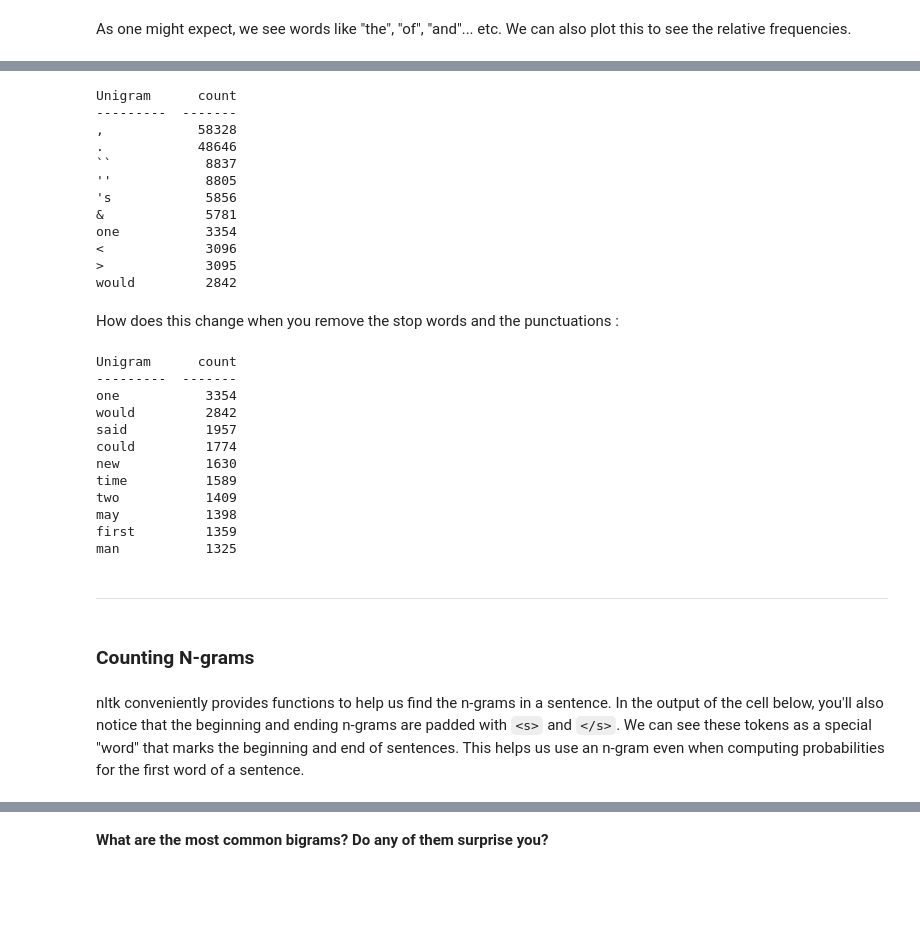
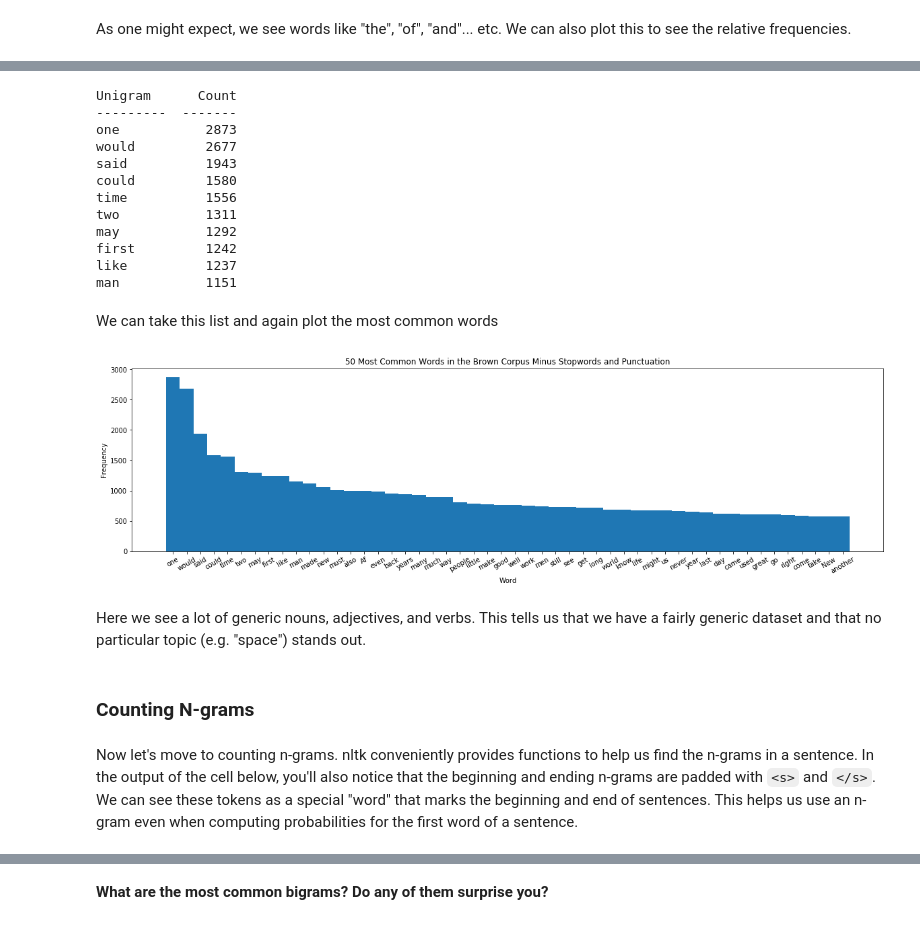
Before and after one commit to AditiKhullar/PyData-NLP, a Jupyter notebook: Langage Model Tutorial.ipynb, the cells around one changed output, grey strips where cells are left out. Cells and saved outputs as stored; diff of their text form; code cells hidden in the pictures; blank space fills up the shorter version.

Commit message:
notebook: cleanup; add other datasets; add perplexity

```diff
--- a/Langage Model Tutorial.ipynb
+++ b/Langage Model Tutorial.ipynb
@@ -232,56 +182,48 @@ How does this change when you remove the stop words :
 # %%
-from nltk.corpus import stopwords
-stop_words = set(stopwords.words('english'))
-
 word_counter = Counter()
 for sentence in tokenized_sentences:
     for word in sentence:
-        if word not in stop_words:
+        if word.lower() not in nltk_stopwords and word.isalpha():
             word_counter[word] += 1
-print(tabulate([[item[0],item[1]] for item in word_counter.most_common(n=10)], headers = ['Unigram', 'count']))
+pretty_print_tuples(word_counter.most_common(n=10), ['Unigram', 'Count'])
 # %% [output]
-Unigram      count
+Unigram      Count
 ---------  -------
-,            58328
-.            48646
-``            8837
-''            8805
-'s            5856
-&             5781
-one           3354
-<             3096
->             3095
-would         2842
+one           2873
+would         2677
+said          1943
+could         1580
+time          1556
+two           1311
+may           1292
+first         1242
+like          1237
+man           1151
-# %% [markdown]
-How does this change when you remove the stop words and the punctuations :
-# %%
-from nltk.corpus import stopwords
-stop_words = set(stopwords.words('english'))
-
-word_counter = Counter()
-for sentence in tokenized_sentences:
-    for word in sentence:
-        if word not in stop_words and word.isalpha():
-            word_counter[word] += 1
-print(tabulate([[item[0],item[1]] for item in word_counter.most_common(n=10)], headers = ['Unigram', 'count']))
-# %% [output]
-Unigram      count
----------  -------
-one           3354
-would         2842
-said          1957
-could         1774
-new           1630
-time          1589
-two           1409
-may           1398
-first         1359
-man           1325
-# %% [markdown]
----
+# %% [markdown]
+We can take this list and again plot the most common words
+# %%
+# gather the data
+most_common_words = word_counter.most_common(n=50)
+indexes = np.arange(len(most_common_words))
+labels = [l for l,v in most_common_words]
+values = [v for l,v in most_common_words]
+
+# create the plot
+width = 1
+plt.rcParams['figure.figsize'] = [20, 5]
+plt.bar(indexes, values, width)
+plt.xticks(indexes, labels, rotation=30)
+plt.title('50 Most Common Words in the Brown Corpus Minus Stopwords and Punctuation')
+plt.xlabel('Word')
+plt.ylabel('Frequency')
+plt.show()
+# %% [output]
+[figure, added]
+# %% [markdown]
+Here we see a lot of generic nouns, adjectives, and verbs. This tells us that we have a fairly generic dataset and that no particular topic (e.g. "space") stands out.
 # %% [markdown]
 ### Counting N-grams
 # %% [markdown]
-nltk conveniently provides functions to help us find the n-grams in a sentence. In the output of the cell below, you'll also notice that the beginning and ending n-grams are padded with ``<s>`` and ``</s>``. We can see these tokens as a special "word" that marks the beginning and end of sentences. This helps us use an n-gram even when computing probabilities for the first word of a sentence.
+Now let's move to counting n-grams. nltk conveniently provides functions to help us find the n-grams in a sentence. In the output of the cell below, you'll also notice that the beginning and ending n-grams are padded with ``<s>`` and ``</s>``. We can see these tokens as a special "word" that marks the beginning and end of sentences. This helps us use an n-gram even when computing probabilities for the first word of a sentence.
 # %%
 SENTENCE_BEGIN = '<s>'
```
Also changed, not shown: parts of 123 cells of this notebook.
